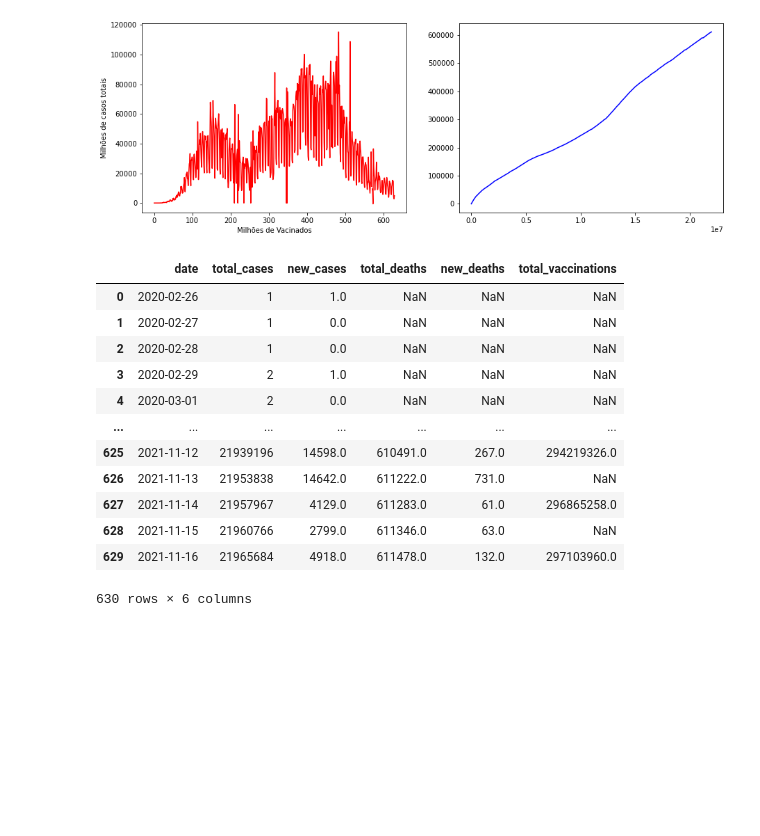
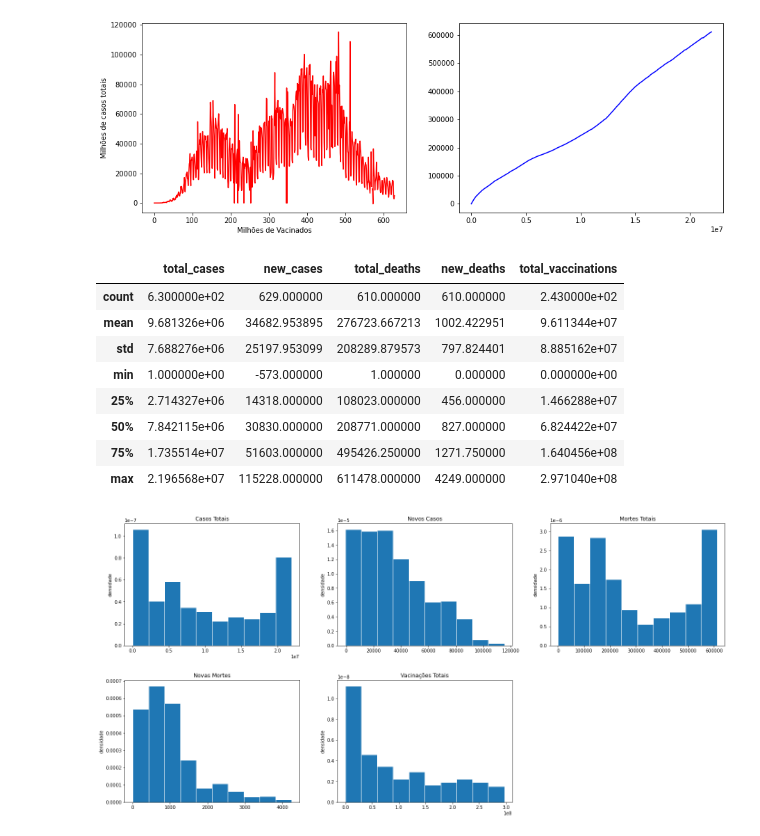
Before and after one commit to marlonsp/Projeto2-CiDados, a Jupyter notebook: Projeto2-CDados.ipynb, the cells around one changed output. Saved outputs shown, nothing was run; the diff lists cells and outputs as text; code cells hidden in the pictures; blank space fills up the shorter version.

Commit message:
histogramas

```diff
--- a/Projeto2-CDados.ipynb
+++ b/Projeto2-CDados.ipynb
@@ -39,18 +39,51 @@ plt.show()
 # %% [output]
 [figure]
 # %%
-df
+#Analisando os valores
+df.describe()
 # %% [output]
-|  | date | total_cases | new_cases | total_deaths | new_deaths | total_vaccinations |
-| 0 | 2020-02-26 | 1 | 1.0 | NaN | NaN | NaN |
-| 1 | 2020-02-27 | 1 | 0.0 | NaN | NaN | NaN |
-| 2 | 2020-02-28 | 1 | 0.0 | NaN | NaN | NaN |
-| 3 | 2020-02-29 | 2 | 1.0 | NaN | NaN | NaN |
-| 4 | 2020-03-01 | 2 | 0.0 | NaN | NaN | NaN |
-| ... | ... | ... | ... | ... | ... | ... |
-| 625 | 2021-11-12 | 21939196 | 14598.0 | 610491.0 | 267.0 | 294219326.0 |
-| 626 | 2021-11-13 | 21953838 | 14642.0 | 611222.0 | 731.0 | NaN |
-| 627 | 2021-11-14 | 21957967 | 4129.0 | 611283.0 | 61.0 | 296865258.0 |
-| 628 | 2021-11-15 | 21960766 | 2799.0 | 611346.0 | 63.0 | NaN |
-| 629 | 2021-11-16 | 21965684 | 4918.0 | 611478.0 | 132.0 | 297103960.0 |
+|  | total_cases | new_cases | total_deaths | new_deaths | total_vaccinations |
+| count | 6.300000e+02 | 629.000000 | 610.000000 | 610.000000 | 2.430000e+02 |
+| mean | 9.681326e+06 | 34682.953895 | 276723.667213 | 1002.422951 | 9.611344e+07 |
+| std | 7.688276e+06 | 25197.953099 | 208289.879573 | 797.824401 | 8.885162e+07 |
+| min | 1.000000e+00 | -573.000000 | 1.000000 | 0.000000 | 0.000000e+00 |
+| 25% | 2.714327e+06 | 14318.000000 | 108023.000000 | 456.000000 | 1.466288e+07 |
+| 50% | 7.842115e+06 | 30830.000000 | 208771.000000 | 827.000000 | 6.824422e+07 |
+| 75% | 1.735514e+07 | 51603.000000 | 495426.250000 | 1271.750000 | 1.640456e+08 |
+| max | 2.196568e+07 | 115228.000000 | 611478.000000 | 4249.000000 | 2.971040e+08 |
-630 rows × 6 columns
+# %%
+figure = plt.figure(figsize=(20, 10))
+
+plt.subplot(2, 3, 1)
+plt.hist(df.total_cases, edgecolor='white', density=True)
+plt.title('Casos Totais')
+plt.ylabel('densidade')
+
+
+plt.subplot(2, 3, 2)
+plt.hist(df.new_cases, edgecolor='white', density=True)
+plt.title('Novos Casos')
+plt.ylabel('densidade')
+
+
+plt.subplot(2, 3, 3)
+plt.hist(df.total_deaths, edgecolor='white', density=True)
+plt.title('Mortes Totais')
+plt.ylabel('densidade')
+
+
+plt.subplot(2, 3, 4)
+plt.hist(df.new_deaths, edgecolor='white', density=True)
+plt.title('Novas Mortes')
+plt.ylabel('densidade')
+
+
+plt.subplot(2, 3, 5)
+plt.hist(df.total_vaccinations, edgecolor='white', density=True)
+plt.title('Vacinações Totais')
+plt.ylabel('densidade')
+
+figure.tight_layout(pad=3.0)
+plt.show()
+# %% [output]
+[figure, added]
```
